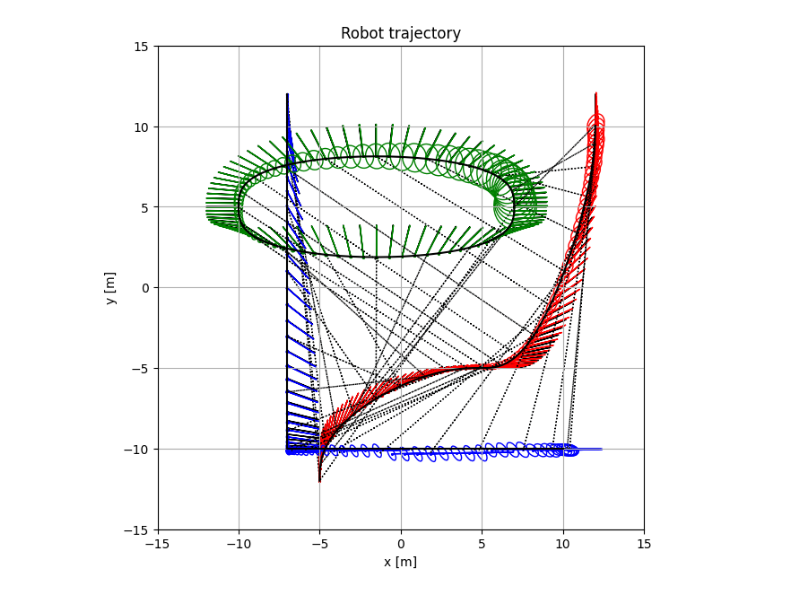
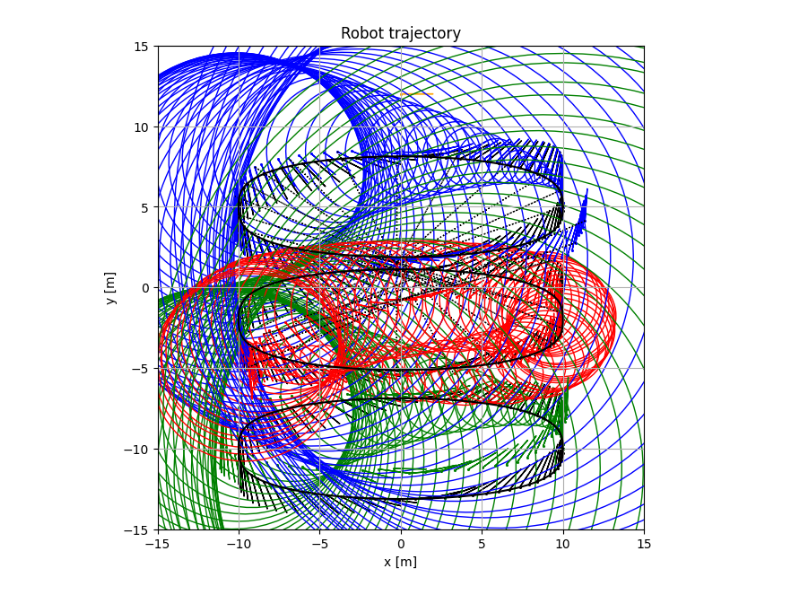
Before and after one commit to MarcusLariJ/UWB_Rasberry, a Jupyter notebook: Sim/test_naive_localization.ipynb, the cells around one changed output. Cells and saved outputs as stored; diff of their text form; code cells hidden in the pictures.

```diff
--- a/Sim/test_naive_localization.ipynb
+++ b/Sim/test_naive_localization.ipynb
@@ -8,26 +8,24 @@ import robot_sim as sim
 # %%
 # generate reference trajectory
 dt = 0.01
-xa1 = np.zeros((mf.STATE_LEN, 1)); xa1[:6] = np.array([[-1.57],[0],[-7],[12],[0],[0]])
-xb1 = np.zeros((mf.STATE_LEN, 1)); xb1[:6] = np.array([[0],[0],[-7],[-10],[0],[0]])
-xc1 = np.zeros((mf.STATE_LEN, 1)); xc1[:6] = np.array([[0],[0],[10],[-10],[0],[0]])
+xa1 = np.zeros((mf.STATE_LEN, 1)); xa1[:6] = np.array([[1.57],[0],[10],[5],[0],[1]])
+xb1 = np.zeros((mf.STATE_LEN, 1)); xb1[:6] = np.array([[-1.57],[0],[-10],[5],[0],[-1]])
 
 posa, y_IMUa = traj.gen_poly_traj(xa1, xb1, t0=0, tf=10, dt=dt)
-posb, y_IMUb = traj.gen_poly_traj(xb1, xc1, t0=0, tf=10, dt=dt)
+posb, y_IMUb = traj.gen_poly_traj(xb1, xa1, t0=0, tf=10, dt=dt)
 pos1 = np.append(posa, posb, axis=1)
 y_IMU1 = np.append(y_IMUa, y_IMUb, axis=1)
 
-xa2 = np.zeros((mf.STATE_LEN, 1)); xa2[:6] = np.array([[1.57],[0],[-5],[-12],[0],[1]])
-xb2 = np.zeros((mf.STATE_LEN, 1)); xb2[:6] = np.array([[0],[0],[5],[-5],[1],[0]])
-xc2 = np.zeros((mf.STATE_LEN, 1)); xc2[:6] = np.array([[1.57],[0],[12],[10],[0],[1]])
+xa2 = np.zeros((mf.STATE_LEN, 1)); xa2[:6] = np.array([[-1.57],[0],[-10],[-2],[0],[-1]])
+xb2 = np.zeros((mf.STATE_LEN, 1)); xb2[:6] = np.array([[1.57],[0],[10],[-2],[0],[1]])
 
 posa, y_IMUa = traj.gen_poly_traj(xa2, xb2, t0=0, tf=10, dt=dt)
-posb, y_IMUb = traj.gen_poly_traj(xb2, xc2, t0=0, tf=10, dt=dt)
+posb, y_IMUb = traj.gen_poly_traj(xb2, xa2, t0=0, tf=10, dt=dt)
 pos2 = np.append(posa, posb, axis=1)
 y_IMU2 = np.append(y_IMUa, y_IMUb, axis=1)
 
-xa3 = np.zeros((mf.STATE_LEN, 1)); xa3[:6] = np.array([[0],[0],[7],[5],[0],[-1]])
-xb3 = np.zeros((mf.STATE_LEN, 1)); xb3[:6] = np.array([[3.14],[0],[-10],[5],[0],[1]])
+xa3 = np.zeros((mf.STATE_LEN, 1)); xa3[:6] = np.array([[1.57],[0],[10],[-10],[0],[1]])
+xb3 = np.zeros((mf.STATE_LEN, 1)); xb3[:6] = np.array([[-1.57],[0],[-10],[-10],[0],[-1]])
 
 posa, y_IMUa = traj.gen_poly_traj(xa3, xb3, t0=0, tf=10, dt=dt)
 posb, y_IMUb = traj.gen_poly_traj(xb3, xa3, t0=0, tf=10, dt=dt)
@@ -35,6 +33,9 @@ pos3 = np.append(posa, posb, axis=1)
 y_IMU3 = np.append(y_IMUa, y_IMUb, axis=1)
 
 pos_len = pos1.shape[1] # Assumes that all paths have the same length
+
+# Generate anchors position:
+xanc1 = np.zeros((mf.STATE_LEN, 1)); xanc1[mf.X_P] = np.array([[0],[12]])
 # %%
 # Generate noise
 R_b = 0.0009
@@ -44,41 +45,45 @@ R_a = 0.004
 
 Q=np.diag([0.1, 8.0, 8.0, 0.000001, 0.00001, 0.00001])
 R=np.diag([R_b, R_r, R_w, R_a, R_a]) # approx vaules from datasheets
+P=np.diag([0,0,0,0,0,0,0,0,0.0004,0.6,0.6]) # Initialize with system noise for bias
 
-y_IMU1 = traj.gen_noise(y_IMU1, dt=1, sigma=np.diag([R_w, R_a, R_a]), bias=np.array([[0.00],[0.0],[0.0]]))
-y_IMU2 = traj.gen_noise(y_IMU2, dt=1, sigma=np.diag([R_w, R_a, R_a]), bias=np.array([[0.00],[0.0],[0.0]]))
-y_IMU3 = traj.gen_noise(y_IMU3, dt=1, sigma=np.diag([R_w, R_a, R_a]), bias=np.array([[0.00],[0.0],[0.0]]))
+y_IMU1 = traj.gen_noise(y_IMU1, dt=1, sigma=np.diag([R_w, R_a, R_a]), bias=np.array([[0.002],[0.07],[0.07]]))
+y_IMU2 = traj.gen_noise(y_IMU2, dt=1, sigma=np.diag([R_w, R_a, R_a]), bias=np.array([[0.002],[0.07],[0.07]]))
+y_IMU3 = traj.gen_noise(y_IMU3, dt=1, sigma=np.diag([R_w, R_a, R_a]), bias=np.array([[0.002],[0.07],[0.07]]))
 
 # Setup robots and anchors:
-robot1 = sim.Robot_single(x0=xa1, path=pos1, imu=y_IMU1, dt=dt, Q=Q, R=R)
-robot2 = sim.Robot_single(x0=xa2, path=pos2, imu=y_IMU2, dt=dt, Q=Q, R=R)
-robot3 = sim.Robot_single(x0=xa3, path=pos3, imu=y_IMU3, dt=dt, Q=Q, R=R)
+robot1 = sim.Robot_single(x0=xa1, path=pos1, imu=y_IMU1, dt=dt, Q=Q, R=R, P=P)
+robot2 = sim.Robot_single(x0=xa2, path=pos2, imu=y_IMU2, dt=dt, Q=Q, R=R, P=P)
+robot3 = sim.Robot_single(x0=xa3, path=pos3, imu=y_IMU3, dt=dt, Q=Q, R=R, P=P)
+anchor1 = sim.Anchor(x0=xanc1)
 
 # Setup innovation:
 inno_log = np.zeros((3,pos_len))
 inno_pos = np.zeros((2, 0))
 
 # Setup plot:
 fig, ax = rp.setup_plot()
 rp.plot_position(ax, pos1[:,::25], color='black')
 rp.plot_position(ax, pos2[:,::25], color='black')
 rp.plot_position(ax, pos3[:,::25], color='black')
 
 robot1.draw_position(ax, color='blue')
 robot2.draw_position(ax, color='red')
 robot3.draw_position(ax, color='green')
+anchor1.draw_position(ax, color='orange')
 
 # Run the algorithm
 for i in range(pos_len-1):
     robot1.predict()
     robot2.predict()
     robot3.predict()
     if (i % 25 == 0):
         robot1.draw_position(ax, color='blue')
         robot2.draw_position(ax, color='red')
         robot3.draw_position(ax, color='green')
     if (i % 100 == 0):
-        robot2.robot_meas(robot3, ax, sr=R_r, sb=R_b)
-        robot1.robot_meas(robot2, ax, sr=R_r, sb=R_b)
+        #robot1.anchor_meas(anchor1, ax, sr=R_r, sb=R_b)
+        robot2.robot_meas(robot1, ax, sr=R_r, sb=R_b)
+        #robot3.robot_meas(robot2, ax, sr=R_r, sb=R_b)
 # %% [output]
-[figure, old version]
+[figure, new version]
```
Also changed, not shown: 21 other files.
